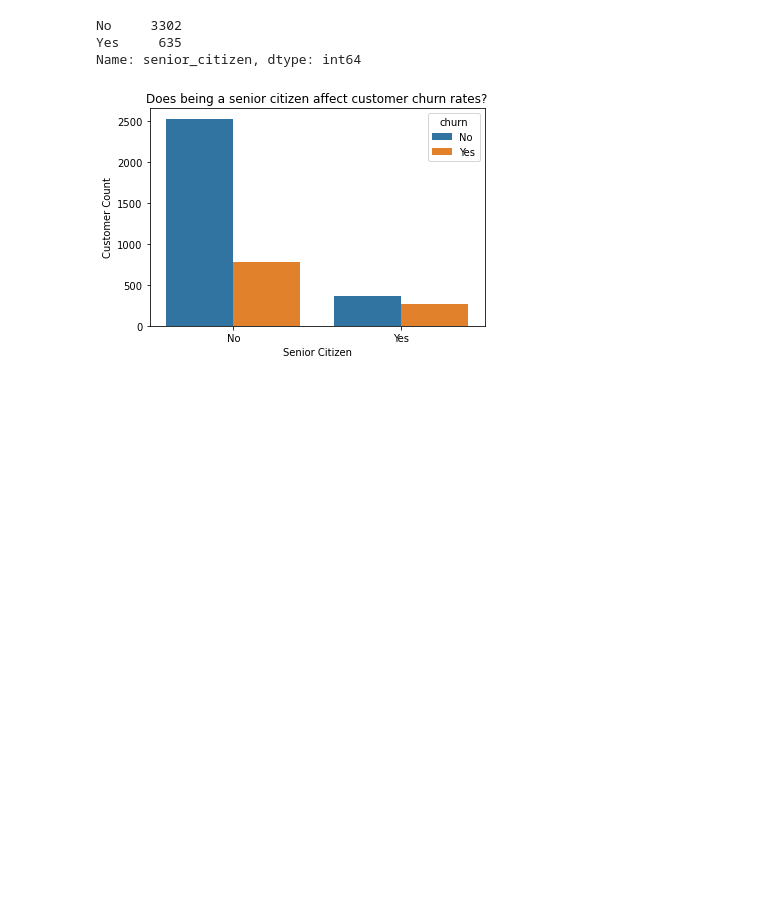
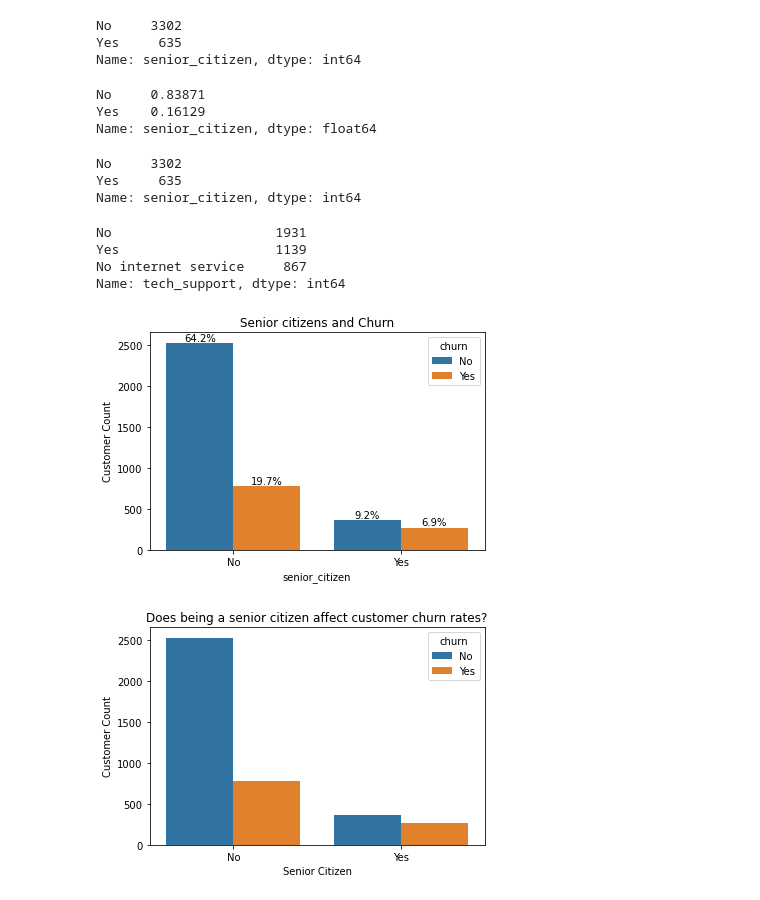
Before and after one commit to raedownen/Project_1-Classification, a Jupyter notebook: telco-draft.ipynb, the cells around one changed output. Saved outputs shown, nothing was run; the diff lists cells and outputs as text; code cells hidden in the pictures; blank space fills up the shorter version.

```diff
--- a/telco-draft.ipynb
+++ b/telco-draft.ipynb
@@ -152,3 +152,10 @@ train.senior_citizen.value_counts()
 No     3302
 Yes     635
 Name: senior_citizen, dtype: int64
+# %%
+train.senior_citizen = train.senior_citizen.replace({0: 'No', 1: 'Yes'})
+train.senior_citizen.value_counts('Yes')
+# %% [output]
+No     0.83871
+Yes    0.16129
+Name: senior_citizen, dtype: float64
@@ -155 +164,31 @@ Name: senior_citizen, dtype: int64
+# %%
+senior
+# %% [output]
+No     3302
+Yes     635
+Name: senior_citizen, dtype: int64
+# %%
+train.tech_support.value_counts()
+# %% [output]
+No                     1931
+Yes                    1139
+No internet service     867
+Name: tech_support, dtype: int64
+# %%
+# plot
+ax= sns.countplot(x="senior_citizen", hue="churn", data=train)
+ax.set(ylabel='Customer Count', title='Senior citizens and Churn')
+
+# add annotations
+for c in ax.containers:
+
+    # custom label calculates percent and add an empty string so 0 value bars don't have a number
+    labels = [f'{h/train.senior_citizen.count()*100:0.1f}%' if (h := v.get_height()) > 0 else '' for v in c]
+
+    ax.bar_label(c, labels=labels, label_type='edge')
+
+
+plt.show()
+# %% [output]
+[figure, added]
 # %%
```
Also changed, not shown: parts of 17 cells of this notebook, 1 other file.
